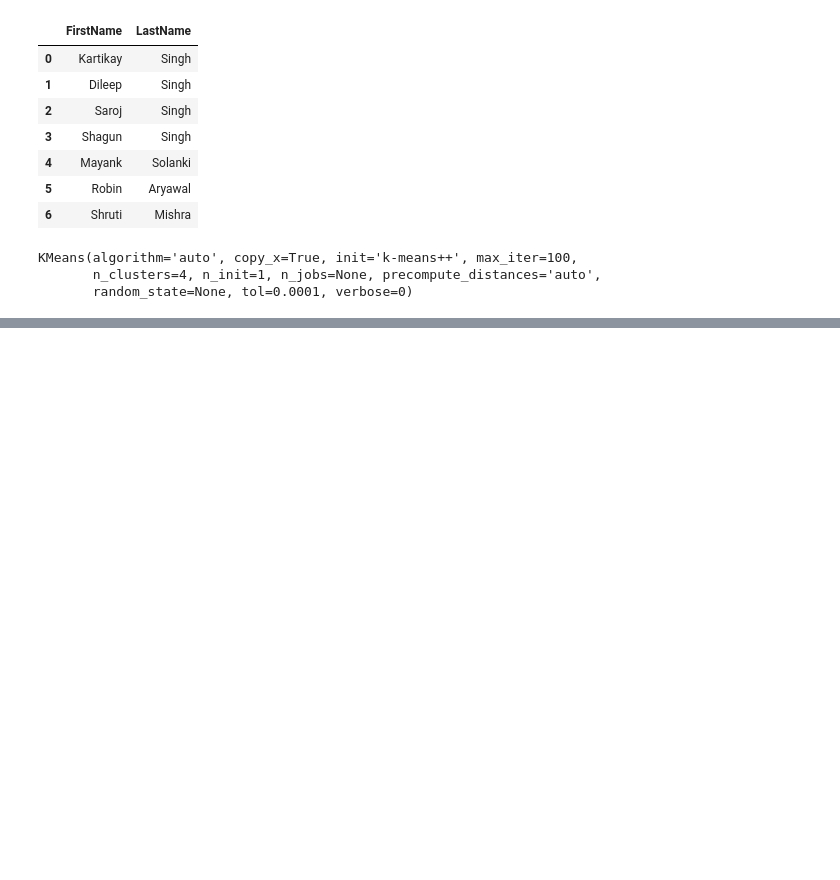
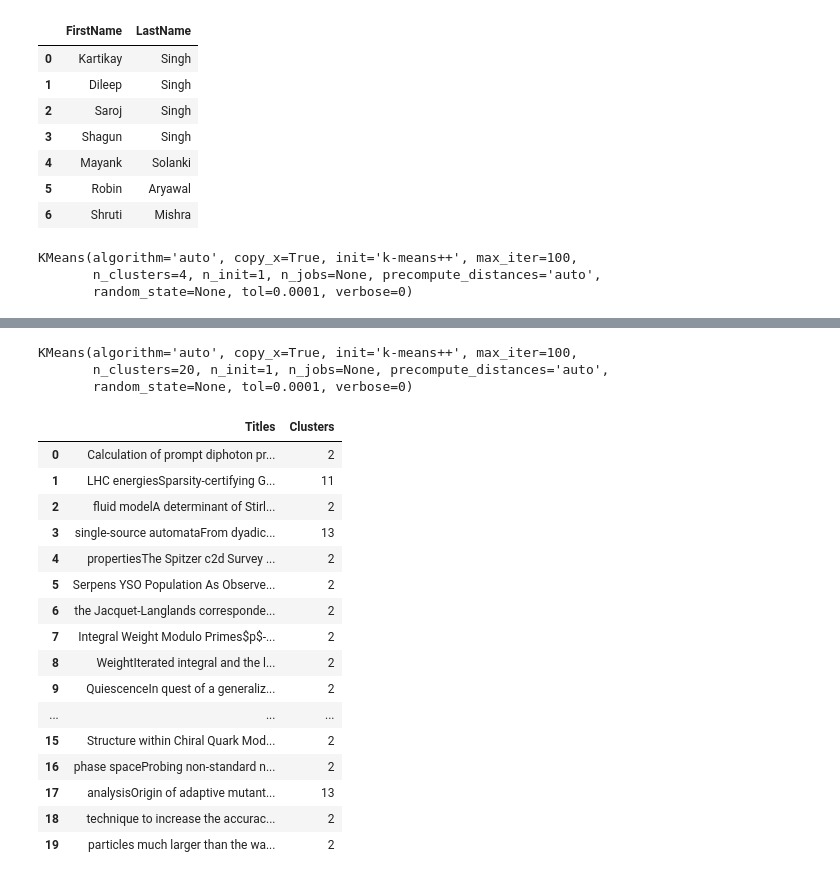
Before and after one commit to kartikay89/Data-Analysis, a Jupyter notebook: MachineLearning_ALgorithms.ipynb, the cells around one changed output, grey strips where cells are left out. Cells and saved outputs as stored; diff of their text form; code cells hidden in the pictures; blank space fills up the shorter version.

```diff
--- a/MachineLearning_ALgorithms.ipynb
+++ b/MachineLearning_ALgorithms.ipynb
@@ -350,0 +370,3 @@ mishra
+# %%
+JournalDF = pd.DataFrame(textlist[0], columns=['Titles'])
+JournalDF.head()
@@ -350,0 +380,34 @@ mishra
+# %%
+vectorizer = TfidfVectorizer(stop_words='english')
+features = vectorizer.fit_transform(JournalDF['Titles'])
+# %%
+k = 20
+
+model = KMeans(n_clusters = k, init='k-means++', max_iter=100, n_init=1 )
+model.fit(features)
+# %% [output]
+KMeans(algorithm='auto', copy_x=True, init='k-means++', max_iter=100,
+       n_clusters=20, n_init=1, n_jobs=None, precompute_distances='auto',
+       random_state=None, tol=0.0001, verbose=0)
+# %%
+JournalDF['Clusters'] = model.labels_
+# %%
+JournalDF.head(20)
+# %% [output]
+|  | Titles | Clusters |
+| 0 | Calculation of prompt diphoton pr... | 2 |
+| 1 | LHC energiesSparsity-certifying G... | 11 |
+| 2 | fluid modelA determinant of Stirl... | 2 |
+| 3 | single-source automataFrom dyadic... | 13 |
+| 4 | propertiesThe Spitzer c2d Survey ... | 2 |
+| 5 | Serpens YSO Population As Observe... | 2 |
+| 6 | the Jacquet-Langlands corresponde... | 2 |
+| 7 | Integral Weight Modulo Primes$p$-... | 2 |
+| 8 | WeightIterated integral and the l... | 2 |
+| 9 | QuiescenceIn quest of a generaliz... | 2 |
+| ... | ... | ... |
+| 15 | Structure within Chiral Quark Mod... | 2 |
+| 16 | phase spaceProbing non-standard n... | 2 |
+| 17 | analysisOrigin of adaptive mutant... | 13 |
+| 18 | technique to increase the accurac... | 2 |
+| 19 | particles much larger than the wa... | 2 |
```
Also changed, not shown: parts of 19 cells of this notebook.
